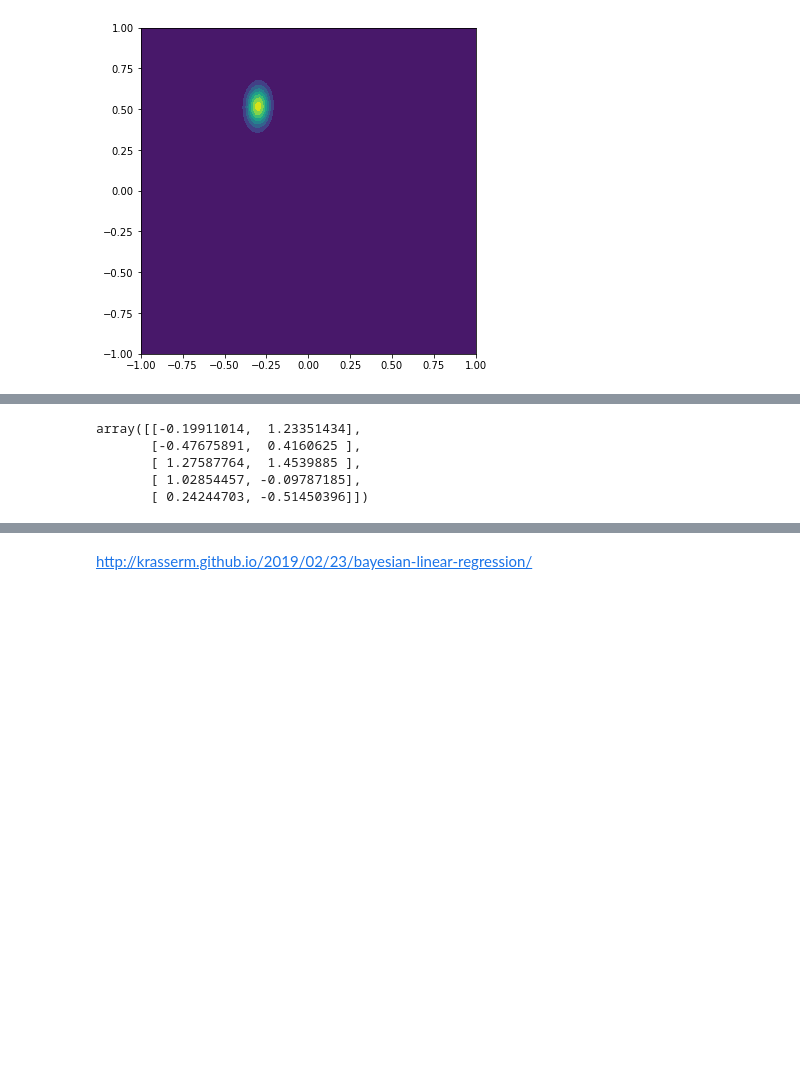
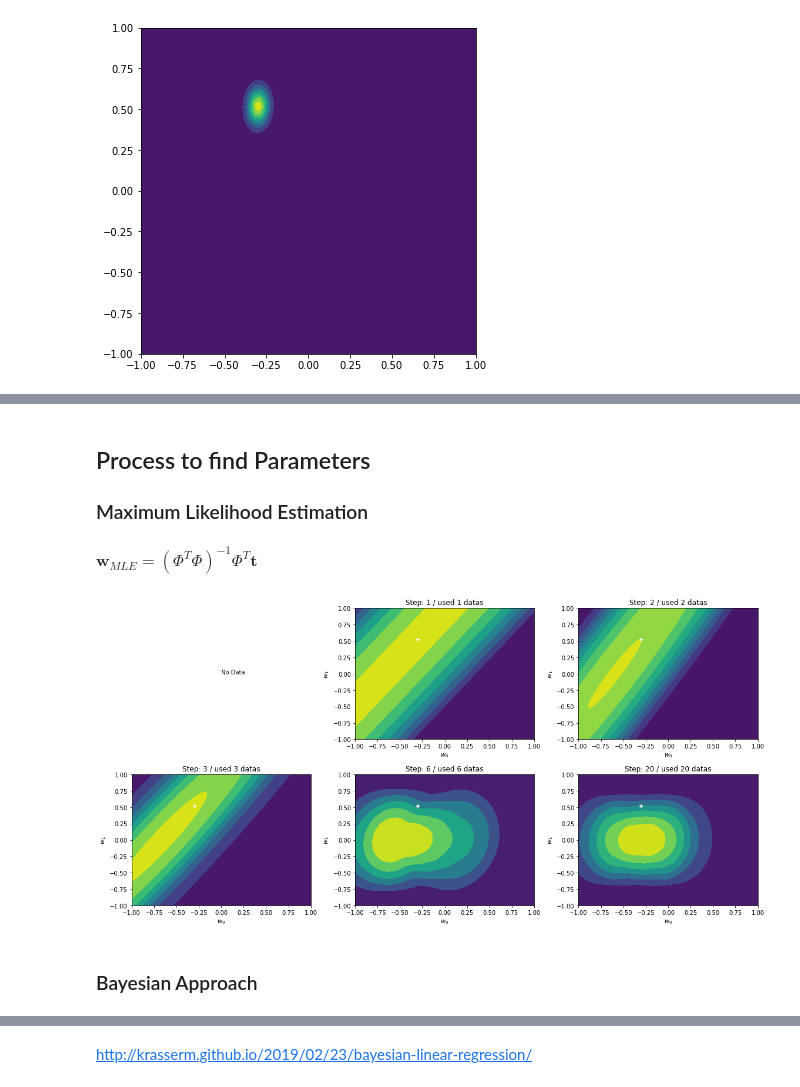
Before and after one commit to simonjisu/prml_study, a Jupyter notebook: notebooks/chapter-3/Linear Regression.ipynb, the cells around one changed output, grey strips where cells are left out. Saved outputs shown, nothing was run; the diff lists cells and outputs as text; code cells hidden in the pictures; blank space fills up the shorter version.

```diff
--- a/notebooks/chapter-3/Linear Regression.ipynb
+++ b/notebooks/chapter-3/Linear Regression.ipynb
@@ -247,6 +230,8 @@ mean_prior = np.zeros(2)
 cov_prior = alpha**(-1) * np.eye(2)
 
 def get_phi(x):
+    if not isinstance(x, np.ndarray):
+        x = np.array([x])
     N = x.shape[0]
     phi = np.c_[ np.ones(N), x ] # (N, 2)
     return phi
@@ -267,7 +252,7 @@ from matplotlib import cm
 # Prior
 ws = np.linspace(-1, 1, 100)
 wx, wy = np.meshgrid(ws, ws)
-W = np.dstack([wx, wy])[:, :, np.newaxis]
+W = np.dstack([wx, wy])
 prior_g = Gaussian(W, mean=mean_prior, cov=cov_prior)
 # %%
 fig, ax = plt.subplots(1, 1, figsize=(6, 6))
@@ -303,8 +274,4 @@ def extract_weight(ws, prior):
-# %%
-w_sample = np.random.multivariate_normal(mean_prior, cov_prior, size=5)
-# %% [output]
-array([[-0.19911014,  1.23351434],
-       [-0.47675891,  0.4160625 ],
-       [ 1.27587764,  1.4539885 ],
-       [ 1.02854457, -0.09787185],
-       [ 0.24244703, -0.51450396]])
+# %% [markdown]
+## Process to find Parameters
+
+### Maximum Likelihood Estimation
@@ -311,3 +306,36 @@ array([[-0.19911014,  1.23351434],
+# %% [markdown]
+$\mathbf{w}_{MLE} = (\Phi^T\Phi)^{-1}\Phi^T \mathbf{t}$
+# %%
+likelihoods = [None]
+w_mles = [None]
+steps = [0, 1, 2, 3, 6, 20]
+for i in range(N):
+    xs = x[:(i+1)]
+    ts = t[:(i+1)]
+    likelihood = get_likelihood_all_W(xs, W, ts, beta, log=True)
+    w_mle = normal_equation(xs, ts)
+#     w_mle = extract_weight(ws, likelihood)
+    w_mles.append(w_mle)
+    likelihoods.append(likelihood)
+# %%
+fig, axes = plt.subplots(2, 3, figsize=(16, 8))
+for i, ax in zip(steps, axes.flatten()):
+    if likelihoods[i] is not None:
+        ax.contourf(wx, wy, likelihoods[i])
+        ax.scatter(*a, c="w", marker="+")
+#         ax.scatter(*w_mles[i], c="w", marker="o", facecolors="none", edgecolors="w")
+        ax.set_xlabel("$w_0$")
+        ax.set_ylabel("$w_1$")
+        ax.set_title(f"Step: {i} / used {i} datas")
+    else:
+        ax.annotate("No Data", (0.5, 0.5))
+        ax.axis("off")
+plt.tight_layout()
+plt.show()
+# %% [output]
+[figure, added]
+# %% [markdown]
+### Bayesian Approach
 # %%
 # Prior
 alpha = 2.0
```
Also changed, not shown: parts of 29 cells of this notebook.
